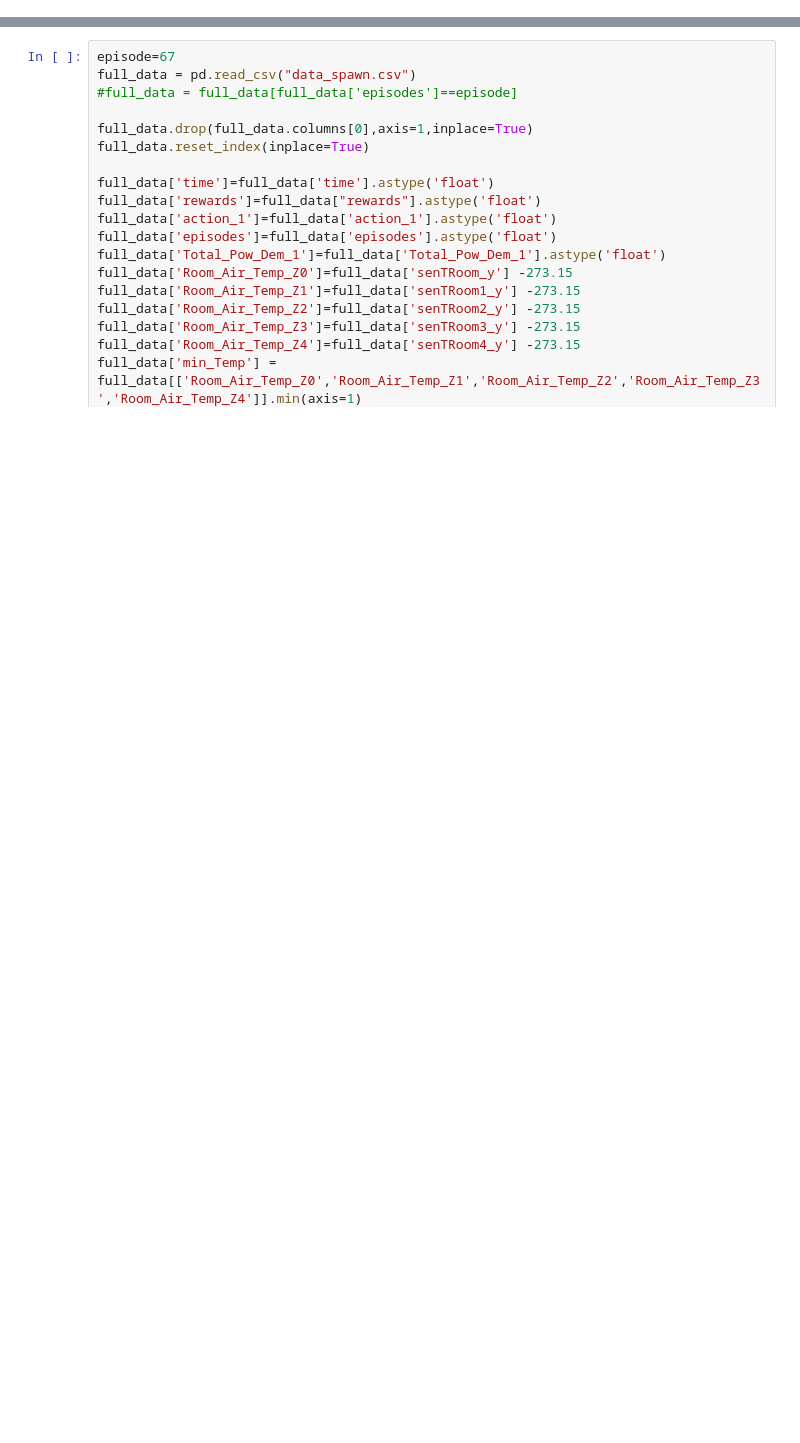
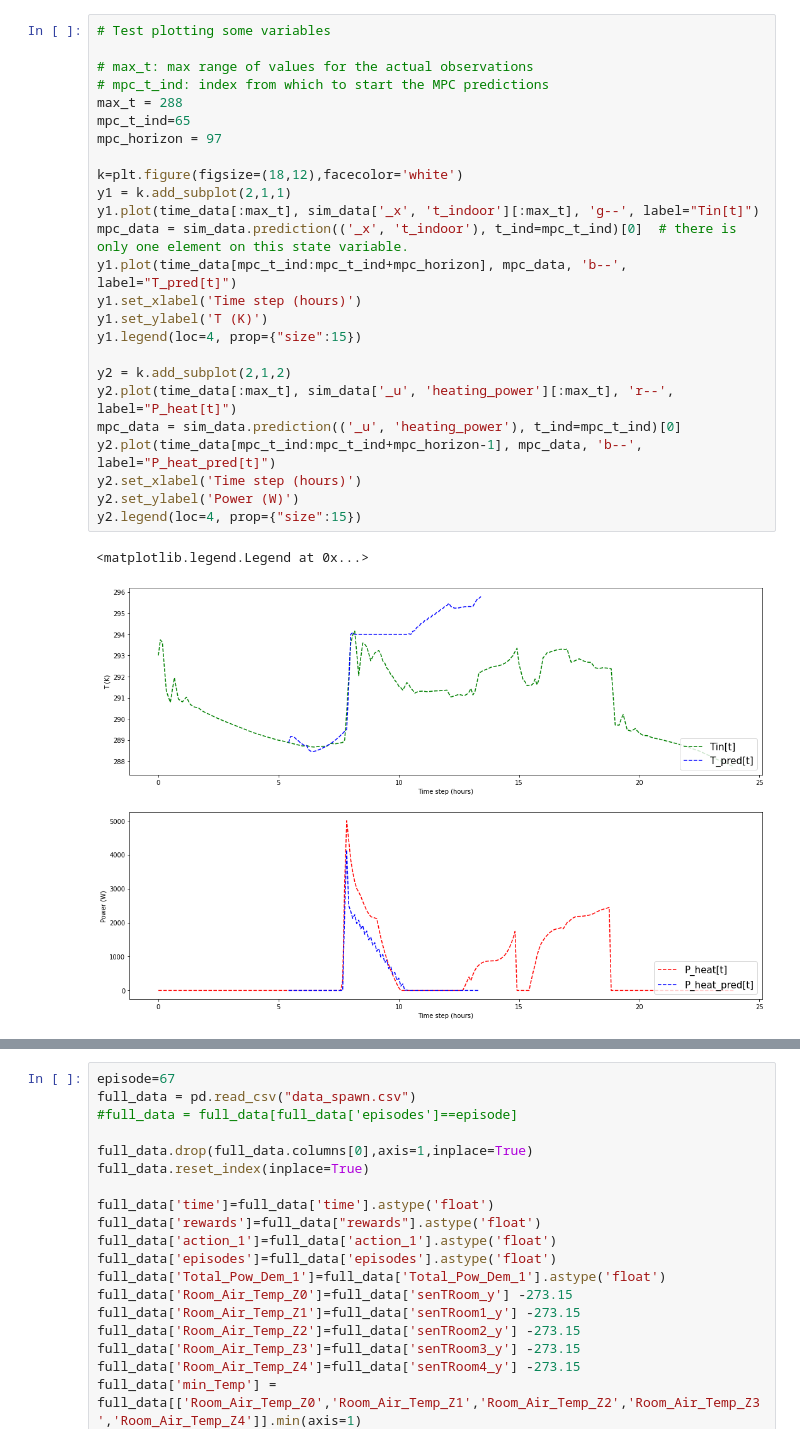
Before and after one commit to henze-research-group/MODRLC, a Jupyter notebook: examples/python/dompc/results/plotting.ipynb, the cells around one changed output, grey strips where cells are left out. Cells and saved outputs as stored; diff of their text form; blank space fills up the shorter version.

Commit message:
add in plots similar to sourav

```diff
--- a/examples/python/dompc/results/plotting.ipynb
+++ b/examples/python/dompc/results/plotting.ipynb
@@ -89,0 +79,28 @@ plt.savefig(z,dpi=400)
+# %%
+# Test plotting some variables
+
+# max_t: max range of values for the actual observations
+# mpc_t_ind: index from which to start the MPC predictions
+max_t = 288
+mpc_t_ind=65
+mpc_horizon = 97
+
+k=plt.figure(figsize=(18,12),facecolor='white')
+y1 = k.add_subplot(2,1,1)
+y1.plot(time_data[:max_t], sim_data['_x', 't_indoor'][:max_t], 'g--', label="Tin[t]")
+mpc_data = sim_data.prediction(('_x', 't_indoor'), t_ind=mpc_t_ind)[0]  # there is only one element on this state variable.
+y1.plot(time_data[mpc_t_ind:mpc_t_ind+mpc_horizon], mpc_data, 'b--', label="T_pred[t]")
+y1.set_xlabel('Time step (hours)')
+y1.set_ylabel('T (K)')
+y1.legend(loc=4, prop={"size":15})
+
+y2 = k.add_subplot(2,1,2)
+y2.plot(time_data[:max_t], sim_data['_u', 'heating_power'][:max_t], 'r--', label="P_heat[t]")
+mpc_data = sim_data.prediction(('_u', 'heating_power'), t_ind=mpc_t_ind)[0]
+y2.plot(time_data[mpc_t_ind:mpc_t_ind+mpc_horizon-1], mpc_data, 'b--', label="P_heat_pred[t]")
+y2.set_xlabel('Time step (hours)')
+y2.set_ylabel('Power (W)')
+y2.legend(loc=4, prop={"size":15})
+# %% [output]
+<matplotlib.legend.Legend at 0x...>
+[figure, added]
```
Also changed, not shown: parts of 7 cells of this notebook, 2 other files.
